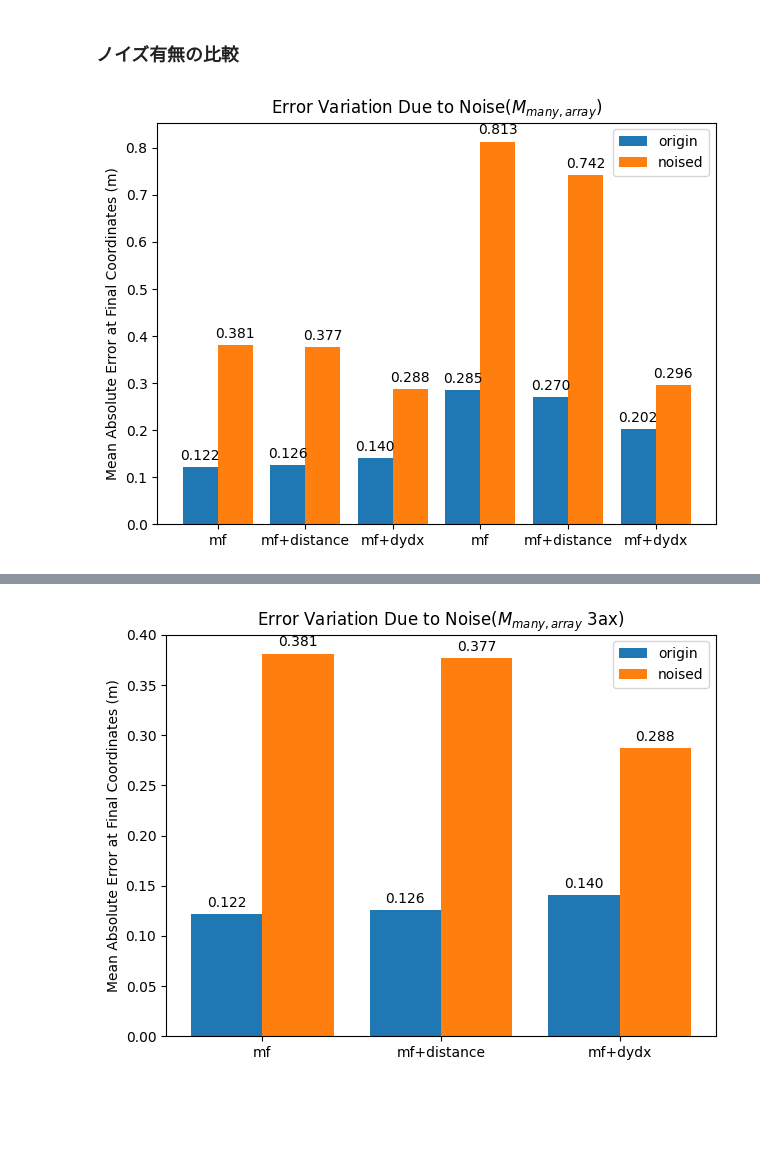
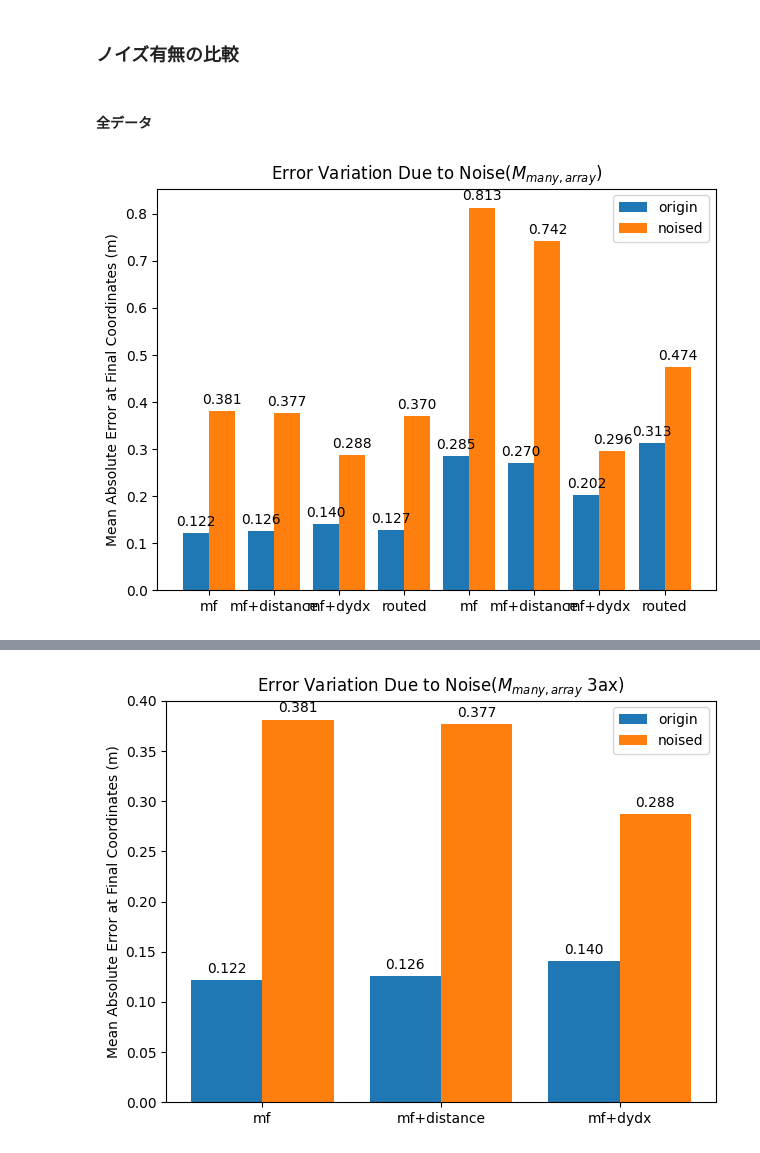
Before and after one commit to hal0309/lab-abci, a Jupyter notebook: _test/eval_m2_datashow.ipynb, the cells around one changed output, grey strips where cells are left out. Drawn from its saved outputs; the diff is of its cells as text; code cells hidden in the pictures; blank space fills up the shorter version.

```diff
--- a/_test/eval_m2_datashow.ipynb
+++ b/_test/eval_m2_datashow.ipynb
@@ -97,7 +97,7 @@ for dir in all_dir:
 # %% [markdown]
 ## 作図
 # %%
-def group_bar(title, ylabel, labels, category, cat_values):
+def group_bar(title, ylabel, labels, category, cat_values, legend_title=None):
     x = np.arange(len(labels))
     width = 0.8 / len(category)  # 棒の幅を動的に調整
 
@@ -113,12 +113,14 @@ def group_bar(title, ylabel, labels, category, cat_values):
     ax.set_title(title)
     ax.set_xticks(x)
     ax.set_xticklabels(labels)
-    ax.legend()
+    ax.legend(title=legend_title)
 
     # 数値ラベルを各バーに追加する関数
     def autolabel(rects):
         for rect in rects:
             height = rect.get_height()
+            if height == 0:
+                continue
             ax.annotate(f'{height:.3f}',  # 小数点以下3桁までフォーマット
                         xy=(rect.get_x() + rect.get_width() / 2, height),
                         xytext=(0, 3),
@@ -152,3 +187,33 @@ group_bar(title="Comparison of Models Across Different Training Data",
             cat_values=[cat1_value, cat2_value, cat3_value])
 # %% [output]
 [figure]
+# %%
+labels = ['$E_{40}$', '$E_{20}$', '$E_{all}$']
+category = ['$M_{o}$', '$M_{f}$', '$M_{a}$']
+cat_files = ["2ax_zeros_flat2.pickle", "2ax_zeros_flat.pickle", "2ax_zeros_index.pickle"]
+cat_values = []
+for f in cat_files:
+    if f == "2ax_zeros_flat2.pickle":
+        cat_values.append([np.mean(all_data[f][:]), np.mean(all_data[f][:]),np.mean(all_data[f][:])])
+    else:
+        cat_values.append([np.mean(all_data[f][:,-1]), np.mean(all_data[f][:,-10]), np.mean(all_data[f][:])])
+group_bar(title="Comparison of Models and Errors by Position Within Path",
+            ylabel="Mean Absolute Error (m)",
+            labels=labels,
+            category=category,
+            cat_values=cat_values,
+            legend_title="Model")
+
+
+labels = ['$E_{40}$', '$E_{all}$']
+category = ['$M_{o}$', '$M_{f}$', '$M_{a}$']
+cat_files = ["2ax_zeros_flat2.pickle", "2ax_zeros_flat.pickle", "2ax_zeros_index.pickle"]
+cat_values = []
+for f in cat_files:
+    cat_values.append([np.mean(all_data[f][:,-1]), np.mean(all_data[f][:])])
+group_bar(title="Comparison of Models (2ax mf)",
+            ylabel="Mean Absolute Error (m)",
+            labels=labels,
+            category=category,
+            cat_values=cat_values,
+            legend_title="Model")
@@ -171,19 +239,21 @@ group_bar(title="Comparison of Models Across Different Training Data (noised)",
 [figure]
 # %% [markdown]
 ### ノイズ有無の比較
+# %% [markdown]
+#### 全データ
 # %%
-labels = ['mf', 'mf+distance', 'mf+dydx', 'mf', 'mf+distance', 'mf+dydx']
+labels = ['mf', 'mf+distance', 'mf+dydx', 'routed', 'mf', 'mf+distance', 'mf+dydx', 'routed']
 category = ['origin', 'noised']
-cat1_files = ["3ax_zeros_index.pickle", "3ax_distance_index.pickle", "3ax_route_index.pickle", "2ax_zeros_index.pickle", "2ax_distance_index.pickle", "2ax_route_index.pickle"]
+cat1_files = ["3ax_zeros_index.pickle", "3ax_distance_index.pickle", "3ax_route_index.pickle", "3ax_routed_index.pickle", "2ax_zeros_index.pickle", "2ax_distance_index.pickle", "2ax_route_index.pickle", "2ax_routed_index.pickle"]
 cat1_value = [np.mean(all_data[f][:,-1]) for f in cat1_files]
 cat2_value = [np.mean(all_data[f"noise_{f}"][:,-1]) for f in cat1_files]
 
 group_bar(
     title="Error Variation Due to Noise($M_{many,array}$)",
     ylabel="Mean Absolute Error at Final Coordinates (m)",
     labels=labels,
     category=category,
     cat_values=[cat1_value, cat2_value]
 )
 # %% [output]
-[figure, old version]
+[figure, new version]
```
Also changed, not shown: parts of 8 cells of this notebook, 22 other files.
